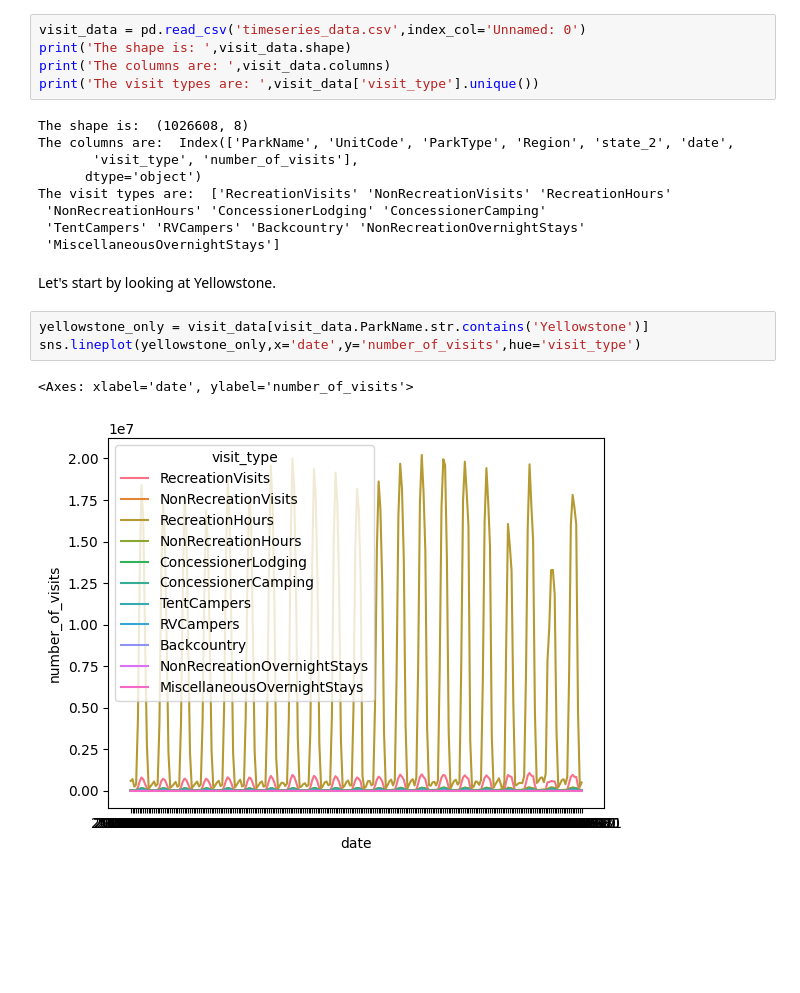
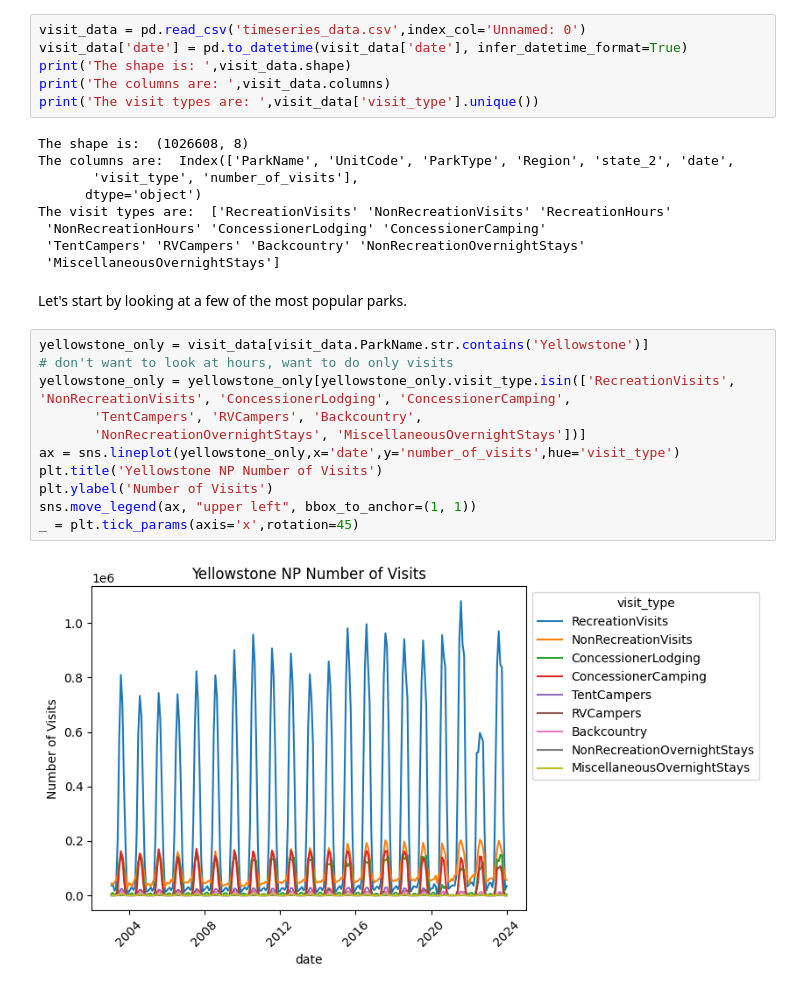
Before and after one commit to scmcqueen/NationalParksDataMining, a Jupyter notebook: state_similarity.ipynb, the cells around one changed output. Drawn from its saved outputs; the diff is of its cells as text; blank space fills up the shorter version.

Commit message:
creating different visit charts for specific parks

```diff
--- a/state_similarity.ipynb
+++ b/state_similarity.ipynb
@@ -24,6 +24,7 @@ Intel MKL WARNING: Support of Intel(R) Streaming SIMD Extensions 4.2 (Intel(R) S
 To start, let's read in the time series data.
 # %%
 visit_data = pd.read_csv('timeseries_data.csv',index_col='Unnamed: 0')
+visit_data['date'] = pd.to_datetime(visit_data['date'], infer_datetime_format=True)
 print('The shape is: ',visit_data.shape)
 print('The columns are: ',visit_data.columns)
 print('The visit types are: ',visit_data['visit_type'].unique())
@@ -37,10 +38,17 @@ The visit types are:  ['RecreationVisits' 'NonRecreationVisits' 'RecreationHours
  'TentCampers' 'RVCampers' 'Backcountry' 'NonRecreationOvernightStays'
  'MiscellaneousOvernightStays']
 # %% [markdown]
-Let's start by looking at Yellowstone.
+Let's start by looking at a few of the most popular parks.
-# %%
-yellowstone_only = visit_data[visit_data.ParkName.str.contains('Yellowstone')]
-sns.lineplot(yellowstone_only,x='date',y='number_of_visits',hue='visit_type')
-# %% [output]
-<Axes: xlabel='date', ylabel='number_of_visits'>
-[figure, removed]
+# %%
+yellowstone_only = visit_data[visit_data.ParkName.str.contains('Yellowstone')]
+# don't want to look at hours, want to do only visits
+yellowstone_only = yellowstone_only[yellowstone_only.visit_type.isin(['RecreationVisits', 'NonRecreationVisits', 'ConcessionerLodging', 'ConcessionerCamping',
+       'TentCampers', 'RVCampers', 'Backcountry',
+       'NonRecreationOvernightStays', 'MiscellaneousOvernightStays'])]
+ax = sns.lineplot(yellowstone_only,x='date',y='number_of_visits',hue='visit_type')
+plt.title('Yellowstone NP Number of Visits')
+plt.ylabel('Number of Visits')
+sns.move_legend(ax, "upper left", bbox_to_anchor=(1, 1))
+_ = plt.tick_params(axis='x',rotation=45)
+# %% [output]
+[figure, added]
```
Also changed, not shown: parts of 3 cells of this notebook.
